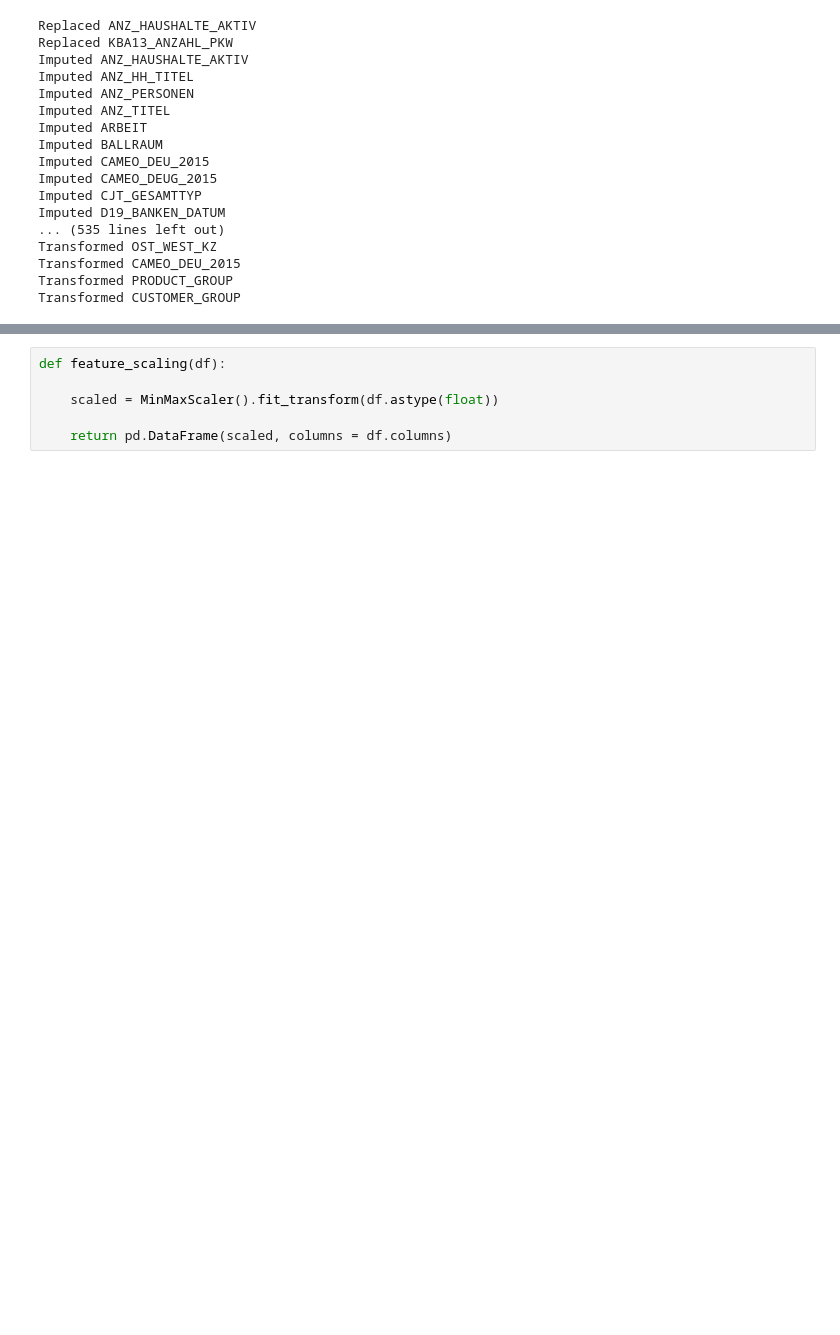
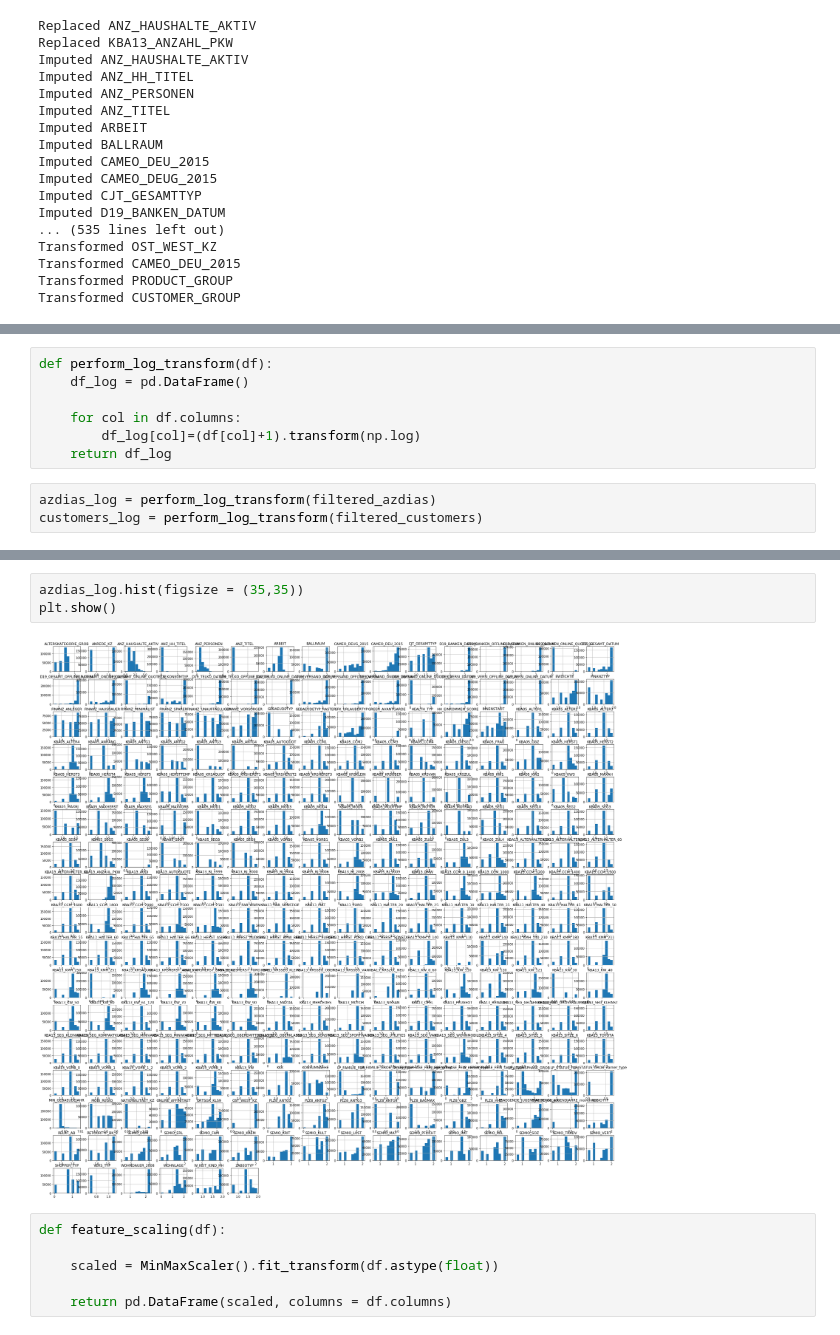
Before and after one commit to yukan97/Bertelsmann-Arvato-Capstone-Project, a Jupyter notebook: Arvato Project Workbook.ipynb, the cells around one changed output, grey strips where cells are left out. Saved outputs shown, nothing was run; the diff lists cells and outputs as text; blank space fills up the shorter version.

```diff
--- a/Arvato Project Workbook.ipynb
+++ b/Arvato Project Workbook.ipynb
@@ -818,0 +824,10 @@ Transformed CUSTOMER_GROUP
+# %%
+def perform_log_transform(df):
+    df_log = pd.DataFrame()
+
+    for col in df.columns:
+        df_log[col]=(df[col]+1).transform(np.log)
+    return df_log
+# %%
+azdias_log = perform_log_transform(filtered_azdias)
+customers_log = perform_log_transform(filtered_customers)
@@ -819,3 +854,8 @@ Transformed CUSTOMER_GROUP
+# %%
+azdias_log.hist(figsize = (35,35))
+plt.show()
+# %% [output]
+[figure, added]
 # %%
 def feature_scaling(df):
 
```
Also changed, not shown: parts of 38 cells of this notebook, 2 other files.
